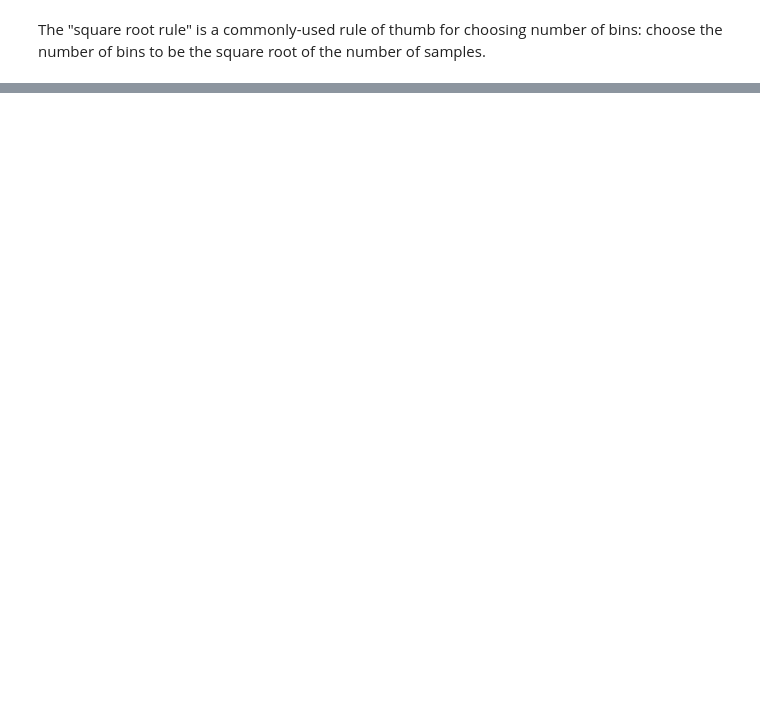
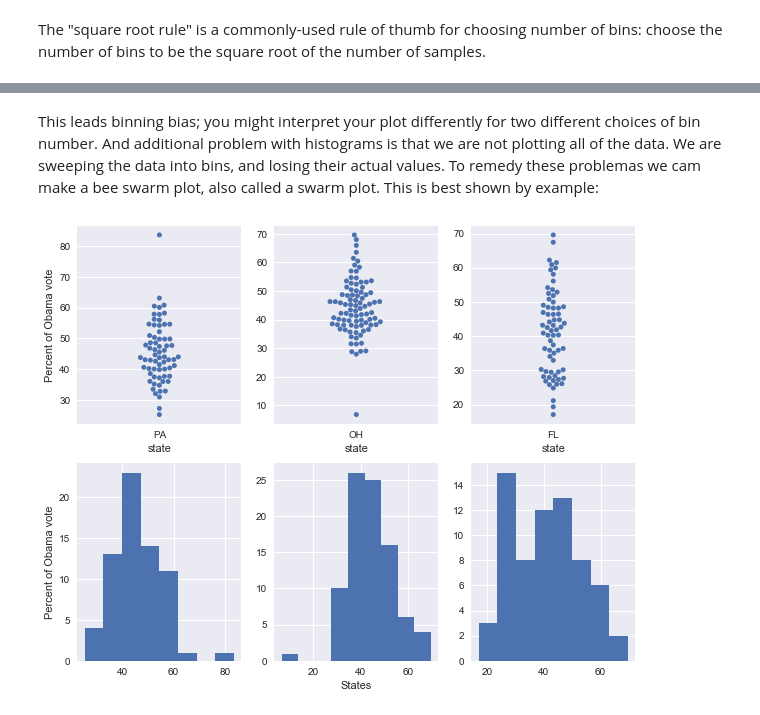
Before and after one commit to PablodelaCuesta/Statistics, a Jupyter notebook: 1. Exploratory data analysis/EDA.ipynb, the cells around one changed output, grey strips where cells are left out. Drawn from its saved outputs; the diff is of its cells as text; code cells hidden in the pictures; blank space fills up the shorter version.

```diff
--- a/1. Exploratory data analysis/EDA.ipynb
+++ b/1. Exploratory data analysis/EDA.ipynb
@@ -110,0 +110,39 @@ plt.show()
+# %% [markdown]
+This leads binning bias; you might interpret your plot differently for two different choices of bin number. And additional problem with histograms is that we are not plotting all of the data. We are sweeping the data into bins, and losing their actual values.
+To remedy these problemas we cam make a bee swarm plot, also called a swarm plot.
+This is best shown by example:
+# %%
+# selecting several states
+PA = dataset[dataset['state'] == 'PA']
+OH = dataset[dataset['state'] == 'OH']
+FL = dataset[dataset['state'] == 'FL']
+
+# Create a figure
+plt.figure(figsize=(10,8))
+
+# swarm plot
+plt.subplot(2,3,1)
+sns.swarmplot(x='state', y='dem_share', data=PA)
+plt.ylabel("Percent of Obama vote")
+plt.subplot(2,3,2)
+sns.swarmplot(x='state', y='dem_share', data=OH)
+plt.ylabel("")
+plt.subplot(2,3,3)
+sns.swarmplot(x='state', y='dem_share', data=FL)
+plt.ylabel("")
+
+# hist plot
+plt.subplot(2,3,4)
+plt.hist(PA['dem_share'], bins=n_bins(PA['dem_share']))
+plt.ylabel("Percent of Obama vote")
+plt.subplot(2,3,5)
+plt.hist(OH['dem_share'], bins=n_bins(OH['dem_share']))
+plt.xlabel("States")
+plt.subplot(2,3,6)
+plt.hist(FL['dem_share'], bins=n_bins(FL['dem_share']))
+
+
+# Show the plot
+plt.show()
+# %% [output]
+[figure, added]
```
Also changed, not shown: parts of 16 cells of this notebook, 1 other file.
